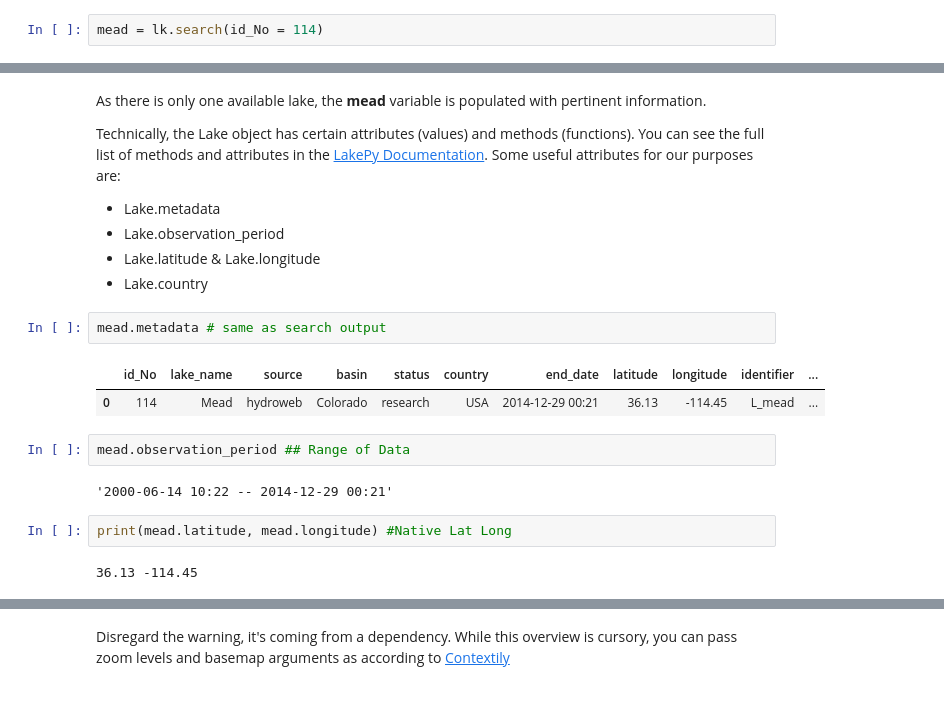
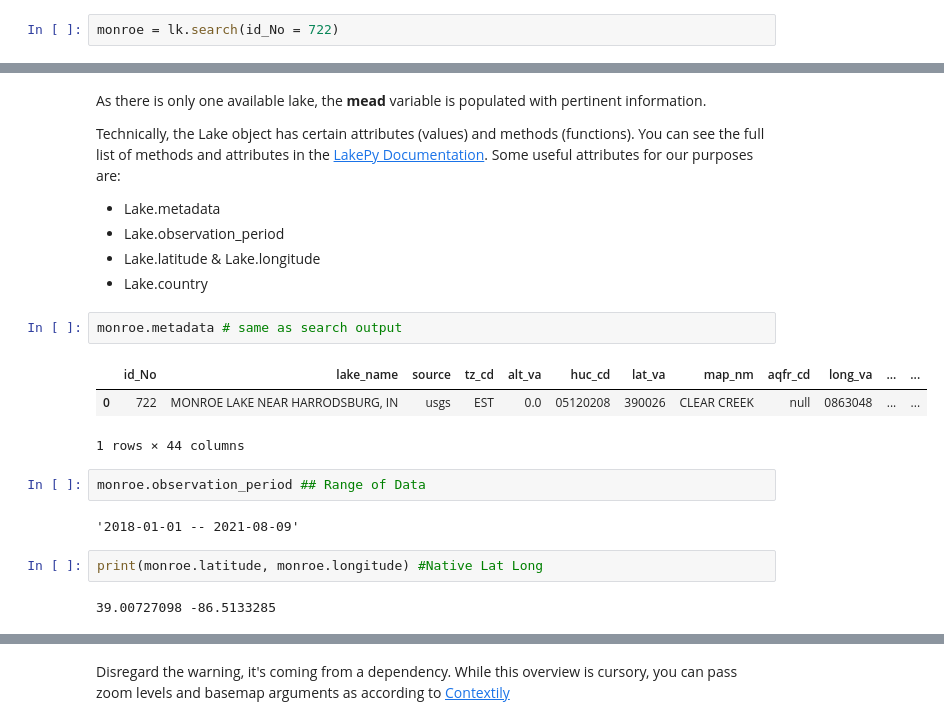
Before and after one commit to ESIPFed/LakePy, a Jupyter notebook: notebooks/LakePy Walkthrough.ipynb, the cells around one changed output, grey strips where cells are left out. Cells and saved outputs as stored; diff of their text form.

```diff
--- a/notebooks/LakePy Walkthrough.ipynb
+++ b/notebooks/LakePy Walkthrough.ipynb
@@ -29,5 +29,5 @@ The output of the search indicates multiple lakes match "mead"
 
 Let's choose the correct Lake Mead, in southern Nevada, USA.
 # %%
-mead = lk.search(id_No = 114)
+monroe = lk.search(id_No = 722)
 # %% [output]
@@ -43,16 +43,17 @@ Technically, the Lake object has certain attributes (values) and methods (functi
 - Lake.latitude & Lake.longitude
 - Lake.country
 # %%
-mead.metadata # same as search output
+monroe.metadata # same as search output
 # %% [output]
-|  | id_No | lake_name | source | basin | status | country | end_date | latitude | longitude | identifier | ... |
-| 0 | 114 | Mead | hydroweb | Colorado | research | USA | 2014-12-29 00:21 | 36.13 | -114.45 | L_mead | ... |
+|  | id_No | lake_name | source | tz_cd | alt_va | huc_cd | lat_va | map_nm | aqfr_cd | long_va | ... | ... |
+| 0 | 722 | MONROE LAKE NEAR HARRODSBURG, IN | usgs | EST | 0.0 | 05120208 | 390026 | CLEAR CREEK | null | 0863048 | ... | ... |
+1 rows × 44 columns
 # %%
-mead.observation_period ## Range of Data
+monroe.observation_period ## Range of Data
 # %% [output]
-'2000-06-14 10:22 -- 2014-12-29 00:21'
+'2018-01-01 -- 2021-08-09'
 # %%
-print(mead.latitude, mead.longitude) #Native Lat Long
+print(monroe.latitude, monroe.longitude) #Native Lat Long
 # %% [output]
-36.13 -114.45
+39.00727098 -86.5133285
 # %%
```
Also changed, not shown: parts of 17 cells of this notebook, 5 other files.
